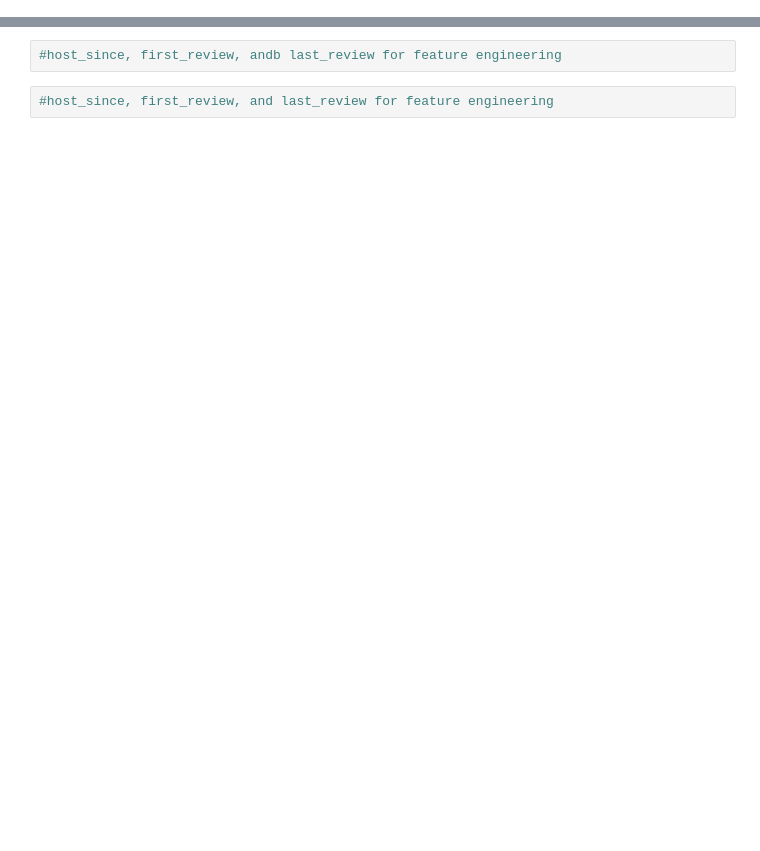
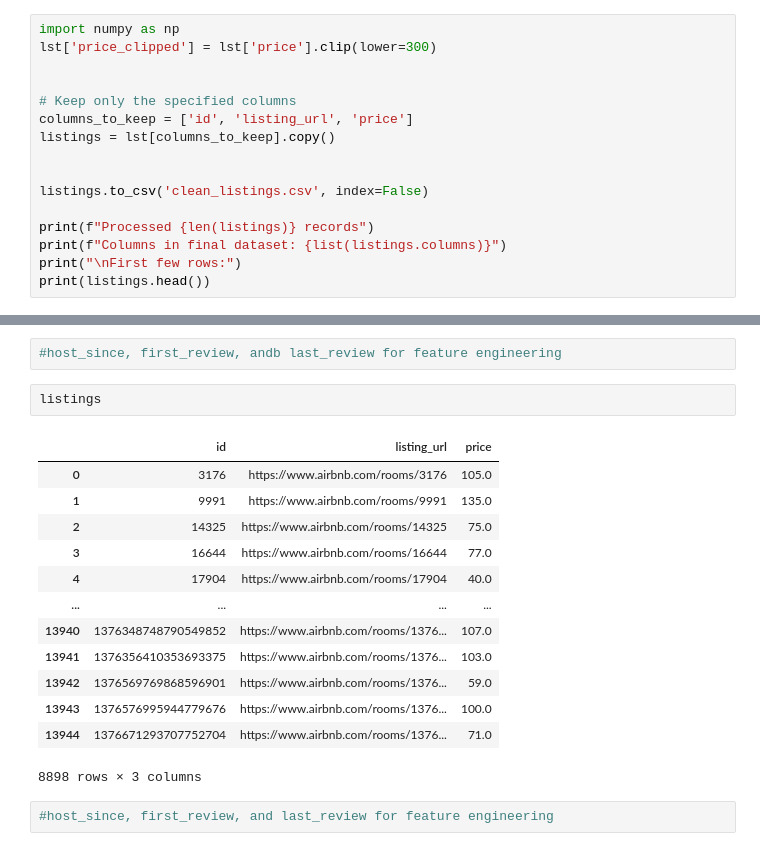
Before and after one commit to dimitrisavellas/airbnb-price-prediction, a Jupyter notebook: notebooks/02_data_cleaning_listings.ipynb, the cells around one changed output, grey strips where cells are left out. Cells and saved outputs as stored; diff of their text form; blank space fills up the shorter version.

```diff
--- a/notebooks/02_data_cleaning_listings.ipynb
+++ b/notebooks/02_data_cleaning_listings.ipynb
@@ -139,0 +156,16 @@ Stored 'lst' (DataFrame)
+# %%
+import numpy as np
+lst['price_clipped'] = lst['price'].clip(lower=300)
+
+
+# Keep only the specified columns
+columns_to_keep = ['id', 'listing_url', 'price']
+listings = lst[columns_to_keep].copy()
+
+
+listings.to_csv('clean_listings.csv', index=False)
+
+print(f"Processed {len(listings)} records")
+print(f"Columns in final dataset: {list(listings.columns)}")
+print("\nFirst few rows:")
+print(listings.head())
@@ -140,4 +183,20 @@ Stored 'lst' (DataFrame)
 # %%
 #host_since, first_review, andb last_review for feature engineering
+# %%
+listings
+# %% [output]
+|  | id | listing_url | price |
+| 0 | 3176 | https://www.airbnb.com/rooms/3176 | 105.0 |
+| 1 | 9991 | https://www.airbnb.com/rooms/9991 | 135.0 |
+| 2 | 14325 | https://www.airbnb.com/rooms/14325 | 75.0 |
+| 3 | 16644 | https://www.airbnb.com/rooms/16644 | 77.0 |
+| 4 | 17904 | https://www.airbnb.com/rooms/17904 | 40.0 |
+| ... | ... | ... | ... |
+| 13940 | 1376348748790549852 | https://www.airbnb.com/rooms/1376... | 107.0 |
+| 13941 | 1376356410353693375 | https://www.airbnb.com/rooms/1376... | 103.0 |
+| 13942 | 1376569769868596901 | https://www.airbnb.com/rooms/1376... | 59.0 |
+| 13943 | 1376576995944779676 | https://www.airbnb.com/rooms/1376... | 100.0 |
+| 13944 | 1376671293707752704 | https://www.airbnb.com/rooms/1376... | 71.0 |
+8898 rows × 3 columns
 # %%
 #host_since, first_review, and last_review for feature engineering
```
Also changed, not shown: parts of 3 cells of this notebook, 15 other files.
